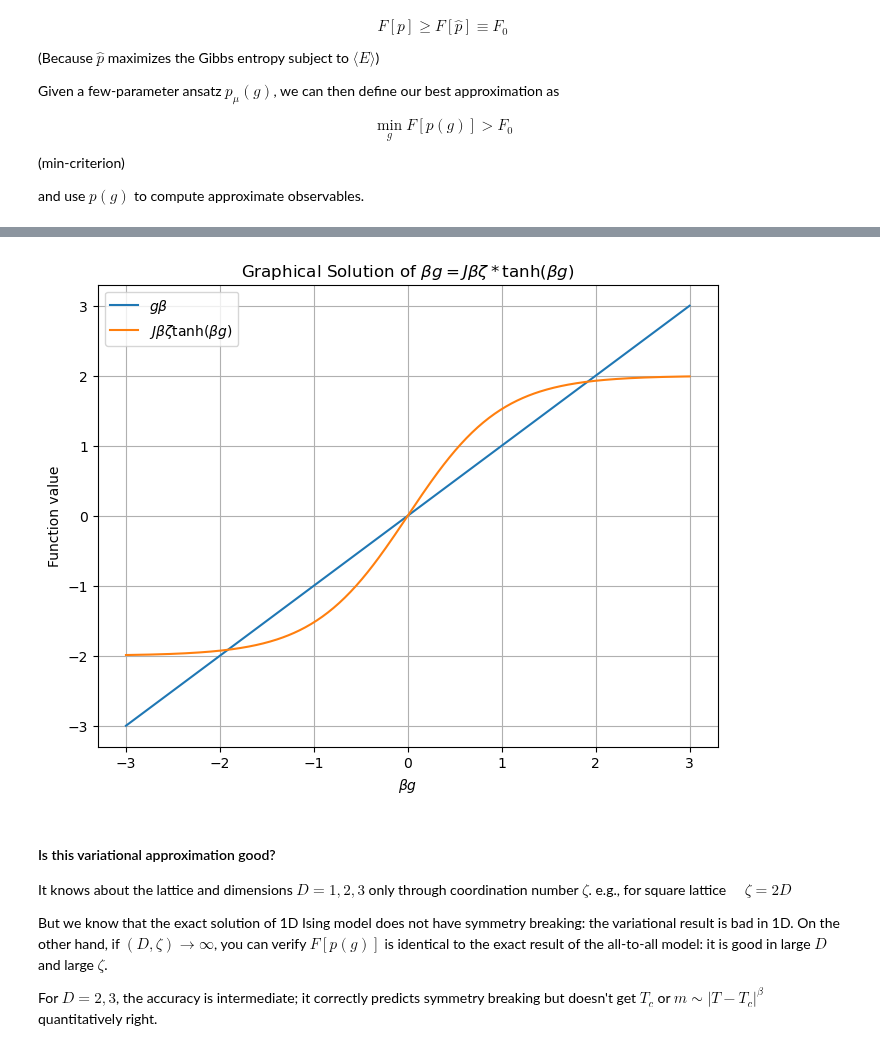
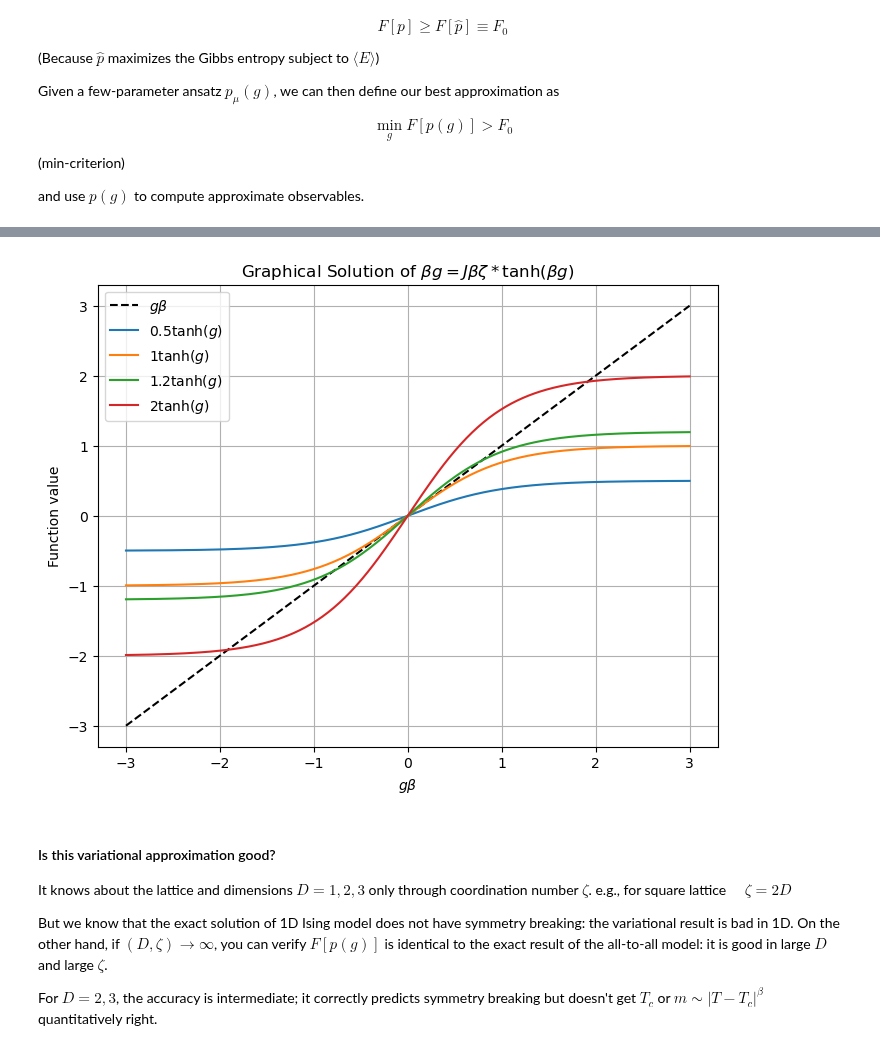
Before and after one commit to Hallatscheklab/StatPhys, a Jupyter notebook: Variational-Methods/Variational-methods-Mean-Field.ipynb, the cells around one changed output, grey strips where cells are left out. Saved outputs shown, nothing was run; the diff lists cells and outputs as text; code cells hidden in the pictures.

```diff
--- a/Variational-Methods/Variational-methods-Mean-Field.ipynb
+++ b/Variational-Methods/Variational-methods-Mean-Field.ipynb
@@ -204,27 +204,27 @@ $$
 # %%
 import numpy as np
 import matplotlib.pyplot as plt
 
-# Define the parameters
-J = 2  # You can adjust J to see different behaviors
+# Define the parameters for multiple J values
+J_values = [0.5, 1, 1.2, 2]
 g_values = np.linspace(-3, 3, 400)  # Range of g values for plotting
 
-# Define the functions
-g_function = g_values
-tanh_function = J * np.tanh(g_values)
+# Plotting for multiple J values
+plt.figure(figsize=(8, 6))
+plt.plot(g_values, g_values, label='$g\\beta$', linestyle='--', color='black')
 
-# Plotting
-plt.figure(figsize=(8, 6))
-plt.plot(g_values, g_function, label='$g\\beta$')
-plt.plot(g_values, tanh_function, label='$J\\beta \\zeta  \\tanh(\\beta g)$')
+for J in J_values:
+    tanh_function = J * np.tanh(g_values)
+    plt.plot(g_values, tanh_function, label=f'${J} \\tanh(g)$')
+
 plt.title('Graphical Solution of $\\beta g = J \\beta \\zeta * \\tanh(\\beta g)$')
-plt.xlabel('$\\beta g$')
+plt.xlabel('$g\\beta$')
 plt.ylabel('Function value')
 plt.legend()
 plt.grid(True)
 plt.show()
 # %% [output]
-[figure, old version]
+[figure, new version]
 # %% [markdown]
 #### Is this variational approximation good?
 
```
Also changed, not shown: parts of 1 cell of this notebook, 1 other file.
